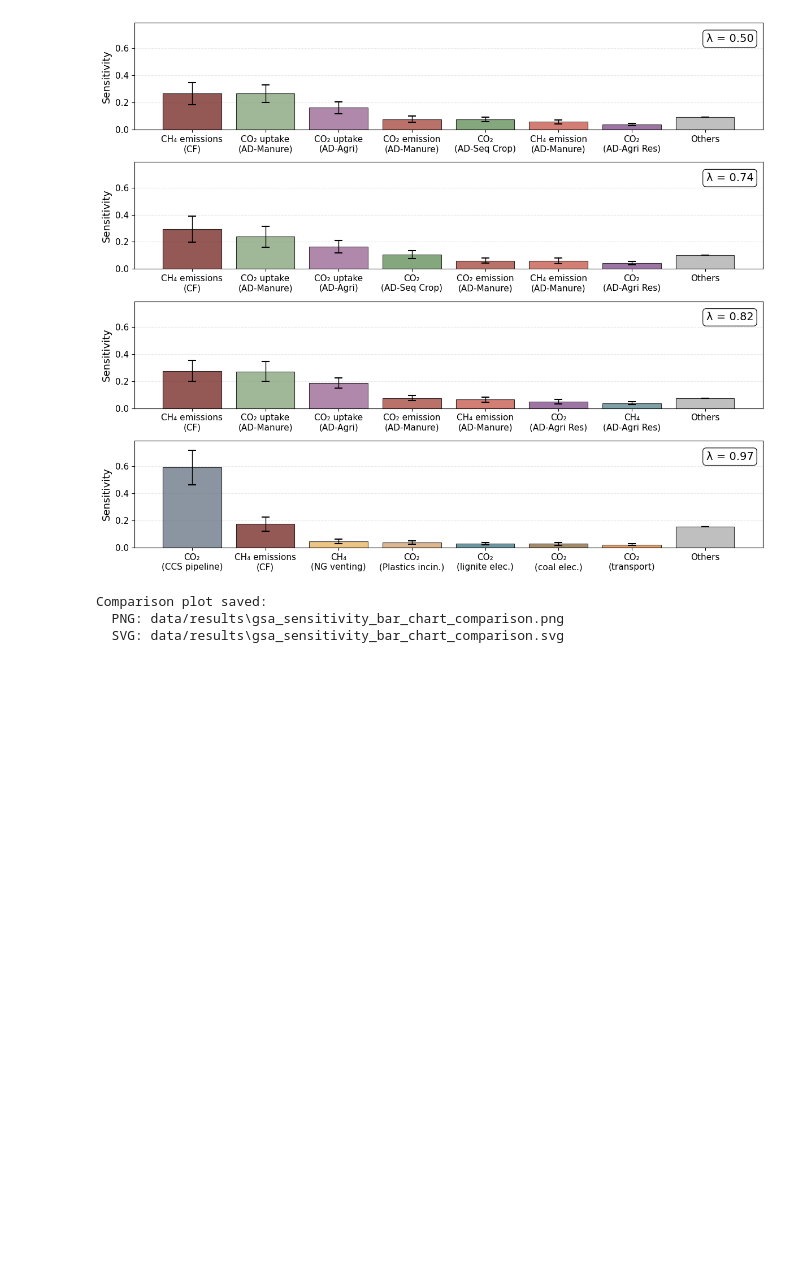
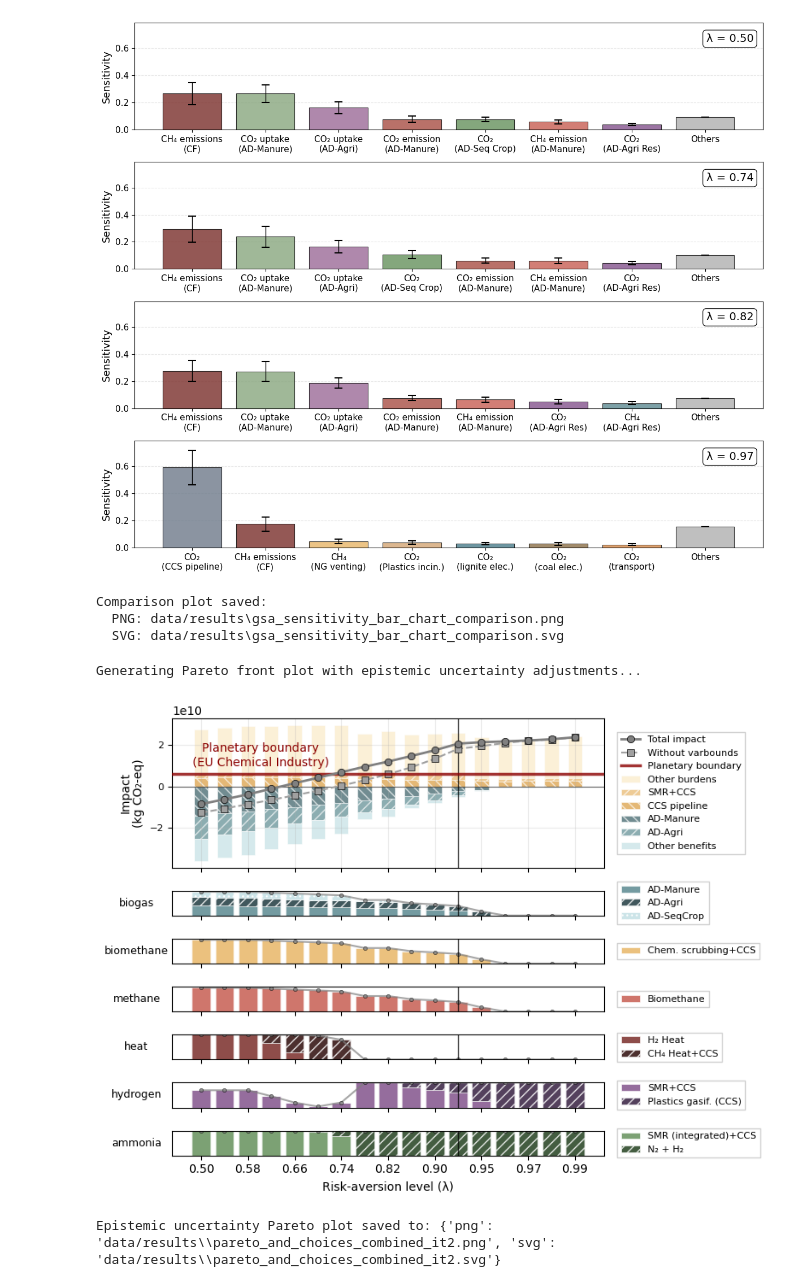
Before and after one commit to flechtenberg/pulpo, a Jupyter notebook: notebooks/01_uncertainty_case.ipynb, the cells around one changed output. Saved outputs shown, nothing was run; the diff lists cells and outputs as text; code cells hidden in the pictures; blank space fills up the shorter version.

```diff
--- a/notebooks/01_uncertainty_case.ipynb
+++ b/notebooks/01_uncertainty_case.ipynb
@@ -1225,3 +1234,22 @@ if os.path.exists(pickle_path):
         previous_results = None
 else:
     previous_results = None
+# %%
+# Plot Pareto front results with epistemic uncertainties
+print('Generating Pareto front plot with epistemic uncertainty adjustments...')
+plot_path_it1 = unc_plots.plot_pareto_from_results(
+    results_CC_it1,
+    results_dir=DIRECTORY,
+    lambda_range=(0.5, 1.0),
+    legend_abbreviations=abbreviations,
+    suffix='_it2',
+    hline_y=limit_eu_ammonia,
+    previous_results=previous_results,
+    previous_label='Without varbounds',
+    previous_alpha=1,
+)
+print(f'Epistemic uncertainty Pareto plot saved to: {plot_path_it1}')
+# %% [output]
+Generating Pareto front plot with epistemic uncertainty adjustments...
+[figure, added]
+Epistemic uncertainty Pareto plot saved to: {'png': 'data/results\\pareto_and_choices_combined_it2.png', 'svg': 'data/results\\pareto_and_choices_combined_it2.svg'}
```
Also changed, not shown: parts of 12 cells of this notebook, 1 other file.
